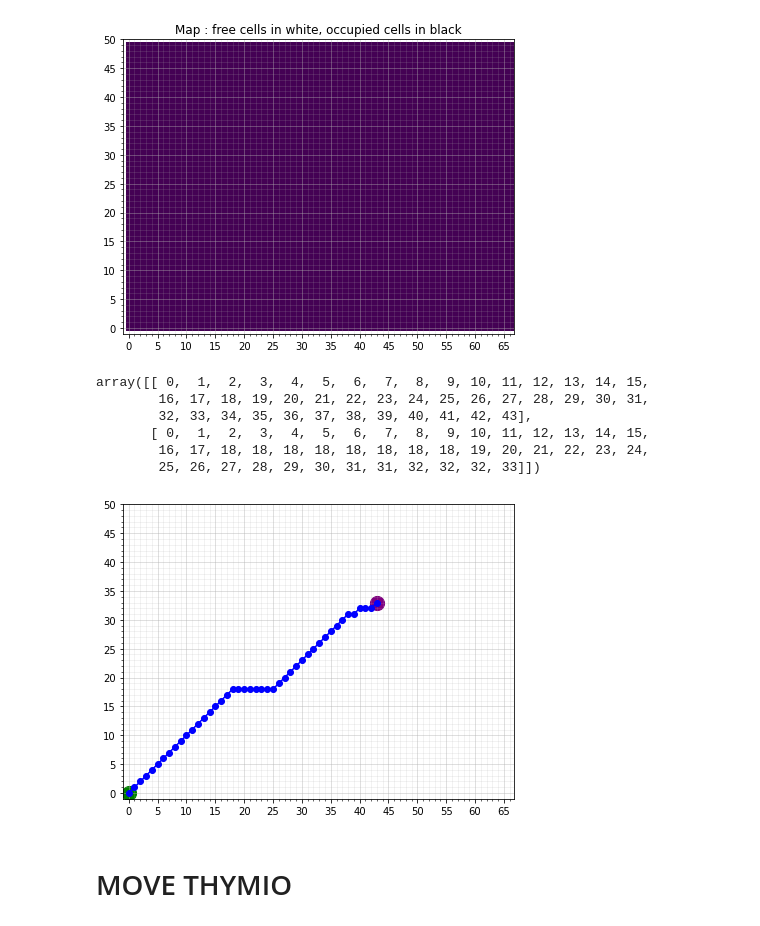
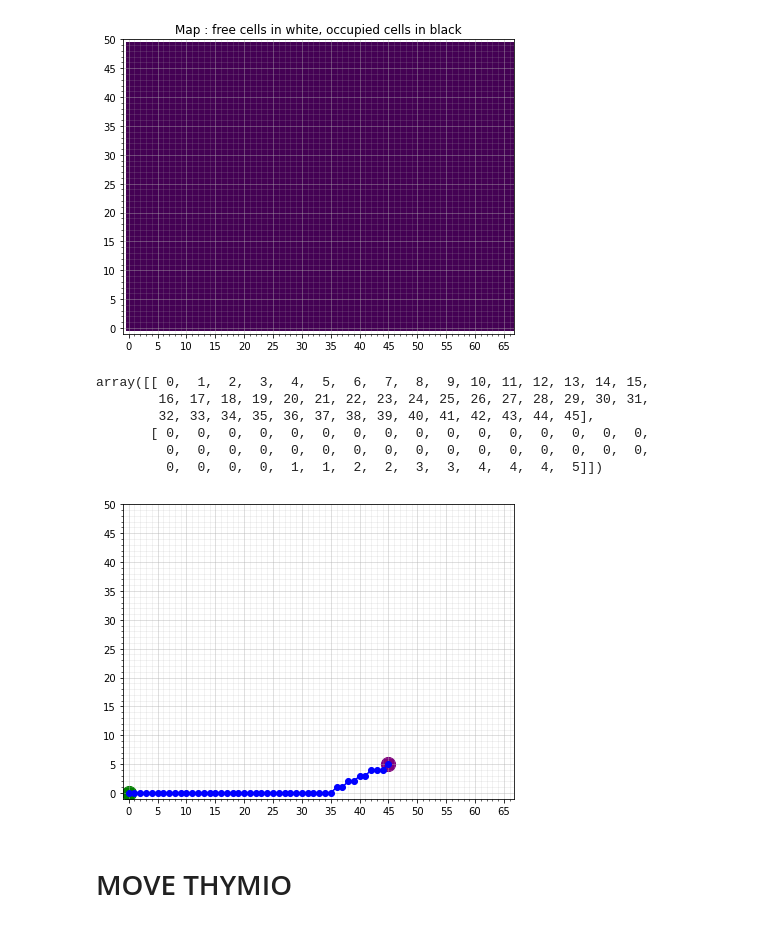
Before and after one commit to kenp-io/EPFL_MoRo_Project, a Jupyter notebook: main.ipynb, the cells around one changed output. Cells and saved outputs as stored; diff of their text form; code cells hidden in the pictures.

```diff
--- a/main.ipynb
+++ b/main.ipynb
@@ -317,22 +82,22 @@ def display_occupancy_grid(output_objects):
 # %%
-occupancy_grid, cmap = display_occupancy_grid(output_objects)
+occupancy_grid, cmap = navigation.display_occupancy_grid(output_objects)
 # %% [output]
 [figure]
 # %%
 # Define the start and end goal
 start = (0,0)
-goal = (43,33)
+goal = (45,5)
 max_val = 50
 
-runAstar(start, goal, max_val, occupancy_grid, cmap)
+navigation.runAstar(start, goal, max_val, occupancy_grid, cmap)
 # %% [output]
 array([[ 0,  1,  2,  3,  4,  5,  6,  7,  8,  9, 10, 11, 12, 13, 14, 15,
         16, 17, 18, 19, 20, 21, 22, 23, 24, 25, 26, 27, 28, 29, 30, 31,
-        32, 33, 34, 35, 36, 37, 38, 39, 40, 41, 42, 43],
-       [ 0,  1,  2,  3,  4,  5,  6,  7,  8,  9, 10, 11, 12, 13, 14, 15,
-        16, 17, 18, 18, 18, 18, 18, 18, 18, 18, 19, 20, 21, 22, 23, 24,
-        25, 26, 27, 28, 29, 30, 31, 31, 32, 32, 32, 33]])
+        32, 33, 34, 35, 36, 37, 38, 39, 40, 41, 42, 43, 44, 45],
+       [ 0,  0,  0,  0,  0,  0,  0,  0,  0,  0,  0,  0,  0,  0,  0,  0,
+         0,  0,  0,  0,  0,  0,  0,  0,  0,  0,  0,  0,  0,  0,  0,  0,
+         0,  0,  0,  0,  1,  1,  2,  2,  3,  3,  4,  4,  4,  5]])
-[figure, old version]
+[figure, new version]
 # %%
 def analyze():
     print("ANALYSING")
```
Also changed, not shown: parts of 8 cells of this notebook, 1 other file.
